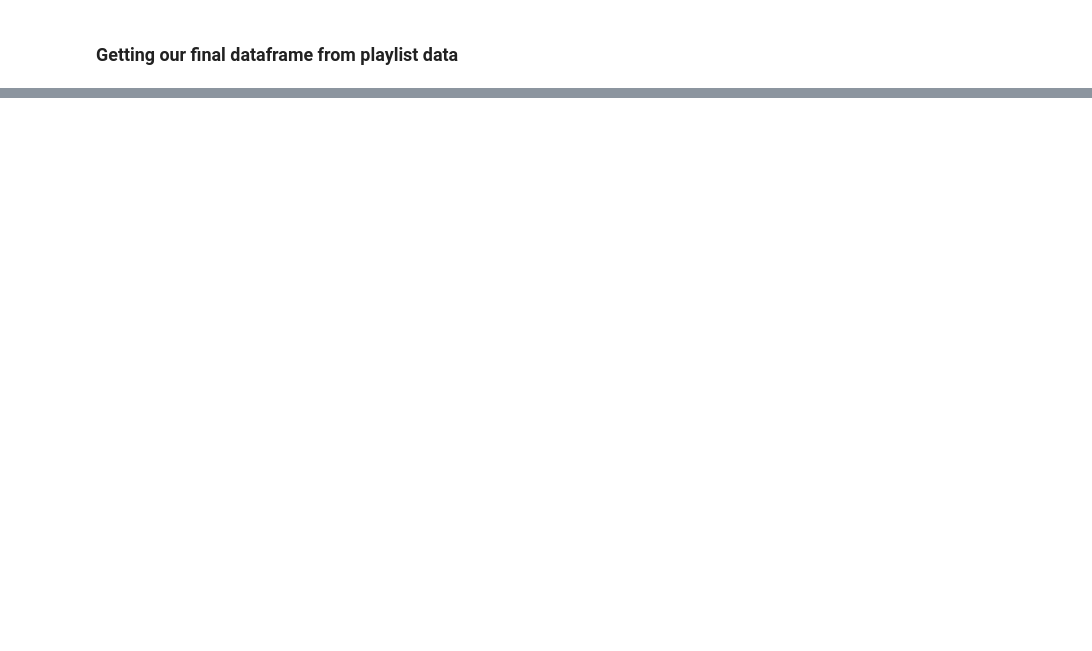
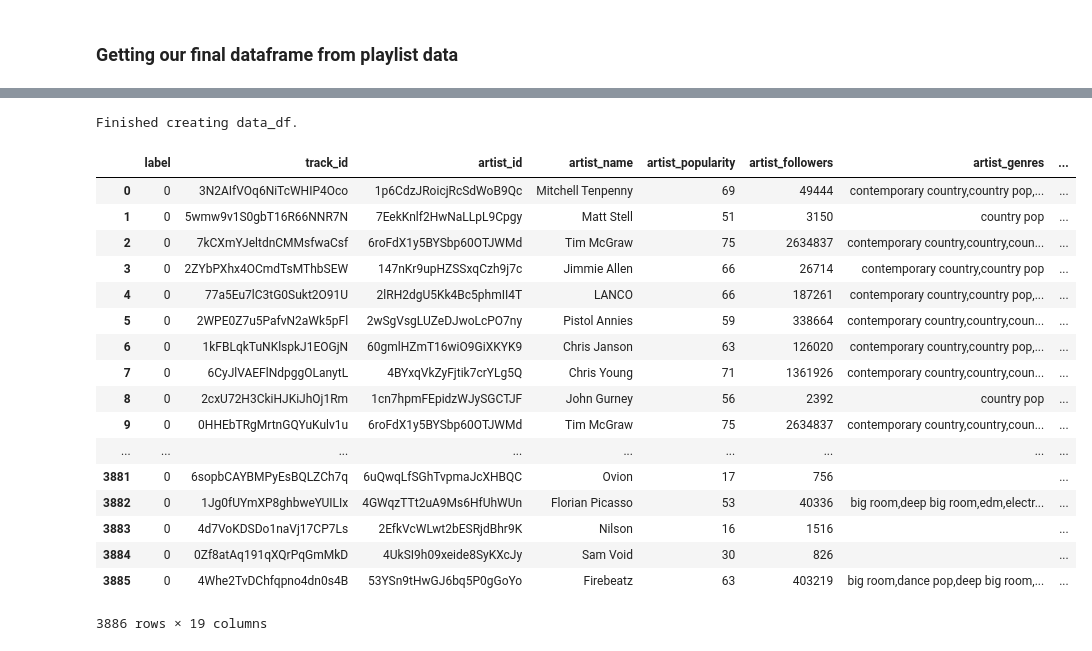
Before and after one commit to adidottxt/spotify-music-discovery, a Jupyter notebook: spotify-playlist-data.ipynb, the cells around one changed output, grey strips where cells are left out. Saved outputs shown, nothing was run; the diff lists cells and outputs as text; code cells hidden in the pictures; blank space fills up the shorter version.

```diff
--- a/spotify-playlist-data.ipynb
+++ b/spotify-playlist-data.ipynb
@@ -55,0 +85,3 @@ print('done with csv file')
+# %%
+dislikes_df = get_dataframe(SPOTIPY_OBJECT, dislikes_playlist_data, DISLIKE)
+print('Finished creating dislikes_df.')
@@ -55,0 +112,27 @@ print('done with csv file')
+# %%
+data_df = pd.concat([likes_df, dislikes_df], axis=0)
+print('Finished creating data_df.')
+# %% [output]
+Finished creating data_df.
+# %%
+# quick check
+dislikes_df
+# %% [output]
+|  | label | track_id | artist_id | artist_name | artist_popularity | artist_followers | artist_genres | ... |
+| 0 | 0 | 3N2AIfVOq6NiTcWHIP4Oco | 1p6CdzJRoicjRcSdWoB9Qc | Mitchell Tenpenny | 69 | 49444 | contemporary country,country pop,... | ... |
+| 1 | 0 | 5wmw9v1S0gbT16R66NNR7N | 7EekKnlf2HwNaLLpL9Cpgy | Matt Stell | 51 | 3150 | country pop | ... |
+| 2 | 0 | 7kCXmYJeltdnCMMsfwaCsf | 6roFdX1y5BYSbp60OTJWMd | Tim McGraw | 75 | 2634837 | contemporary country,country,coun... | ... |
+| 3 | 0 | 2ZYbPXhx4OCmdTsMThbSEW | 147nKr9upHZSSxqCzh9j7c | Jimmie Allen | 66 | 26714 | contemporary country,country pop | ... |
+| 4 | 0 | 77a5Eu7lC3tG0Sukt2O91U | 2lRH2dgU5Kk4Bc5phmII4T | LANCO | 66 | 187261 | contemporary country,country pop,... | ... |
+| 5 | 0 | 2WPE0Z7u5PafvN2aWk5pFl | 2wSgVsgLUZeDJwoLcPO7ny | Pistol Annies | 59 | 338664 | contemporary country,country,coun... | ... |
+| 6 | 0 | 1kFBLqkTuNKlspkJ1EOGjN | 60gmlHZmT16wiO9GiXKYK9 | Chris Janson | 63 | 126020 | contemporary country,country pop,... | ... |
+| 7 | 0 | 6CyJlVAEFlNdpggOLanytL | 4BYxqVkZyFjtik7crYLg5Q | Chris Young | 71 | 1361926 | contemporary country,country,coun... | ... |
+| 8 | 0 | 2cxU72H3CkiHJKiJhOj1Rm | 1cn7hpmFEpidzWJySGCTJF | John Gurney | 56 | 2392 | country pop | ... |
+| 9 | 0 | 0HHEbTRgMrtnGQYuKulv1u | 6roFdX1y5BYSbp60OTJWMd | Tim McGraw | 75 | 2634837 | contemporary country,country,coun... | ... |
+| ... | ... | ... | ... | ... | ... | ... | ... | ... |
+| 3881 | 0 | 6sopbCAYBMPyEsBQLZCh7q | 6uQwqLfSGhTvpmaJcXHBQC | Ovion | 17 | 756 |  | ... |
+| 3882 | 0 | 1Jg0fUYmXP8ghbweYUILIx | 4GWqzTTt2uA9Ms6HfUhWUn | Florian Picasso | 53 | 40336 | big room,deep big room,edm,electr... | ... |
+| 3883 | 0 | 4d7VoKDSDo1naVj17CP7Ls | 2EfkVcWLwt2bESRjdBhr9K | Nilson | 16 | 1516 |  | ... |
+| 3884 | 0 | 0Zf8atAq191qXQrPqGmMkD | 4UkSI9h09xeide8SyKXcJy | Sam Void | 30 | 826 |  | ... |
+| 3885 | 0 | 4Whe2TvDChfqpno4dn0s4B | 53YSn9tHwGJ6bq5P0gGoYo | Firebeatz | 63 | 403219 | big room,dance pop,deep big room,... | ... |
+3886 rows × 19 columns
```
Also changed, not shown: parts of 12 cells of this notebook, 10 other files.
